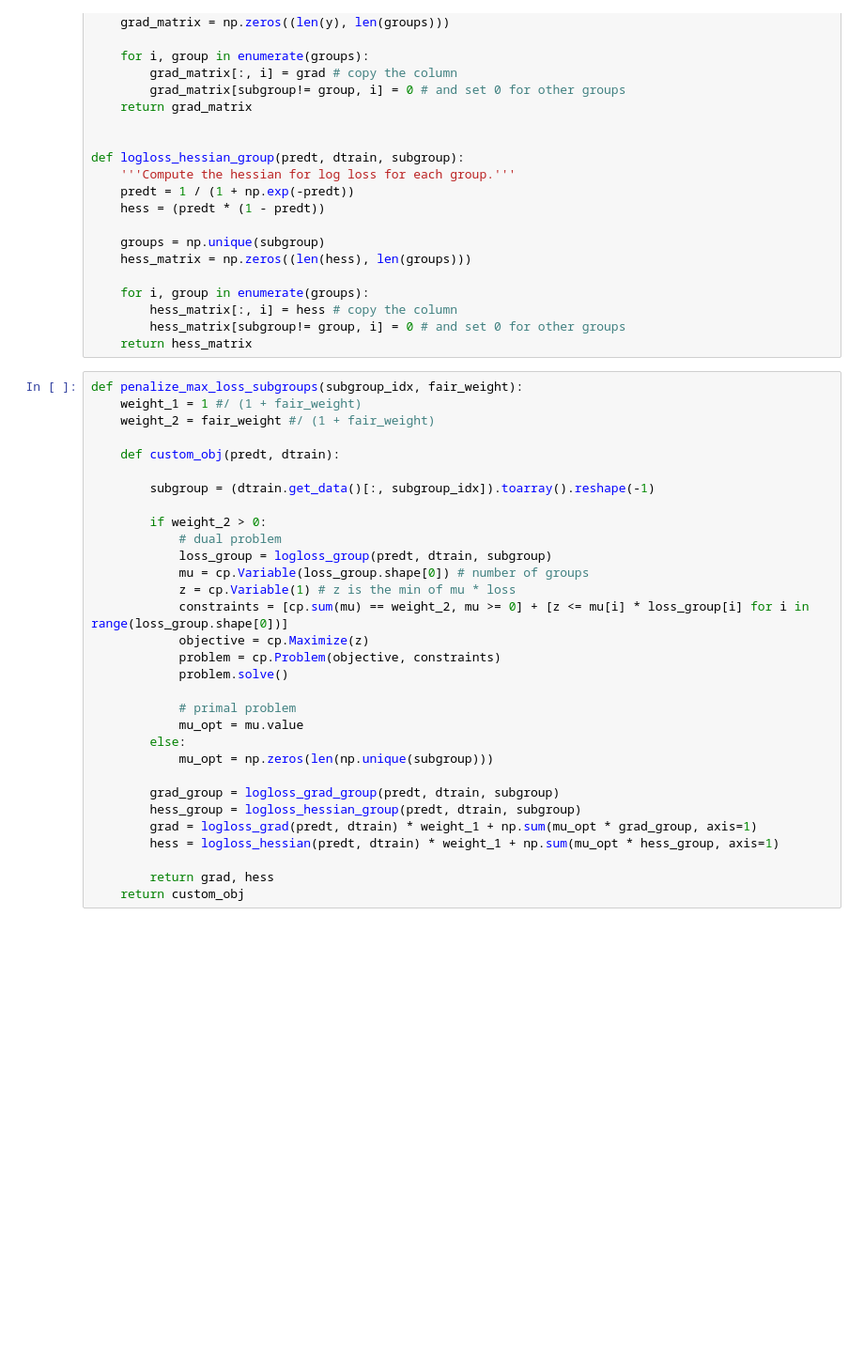
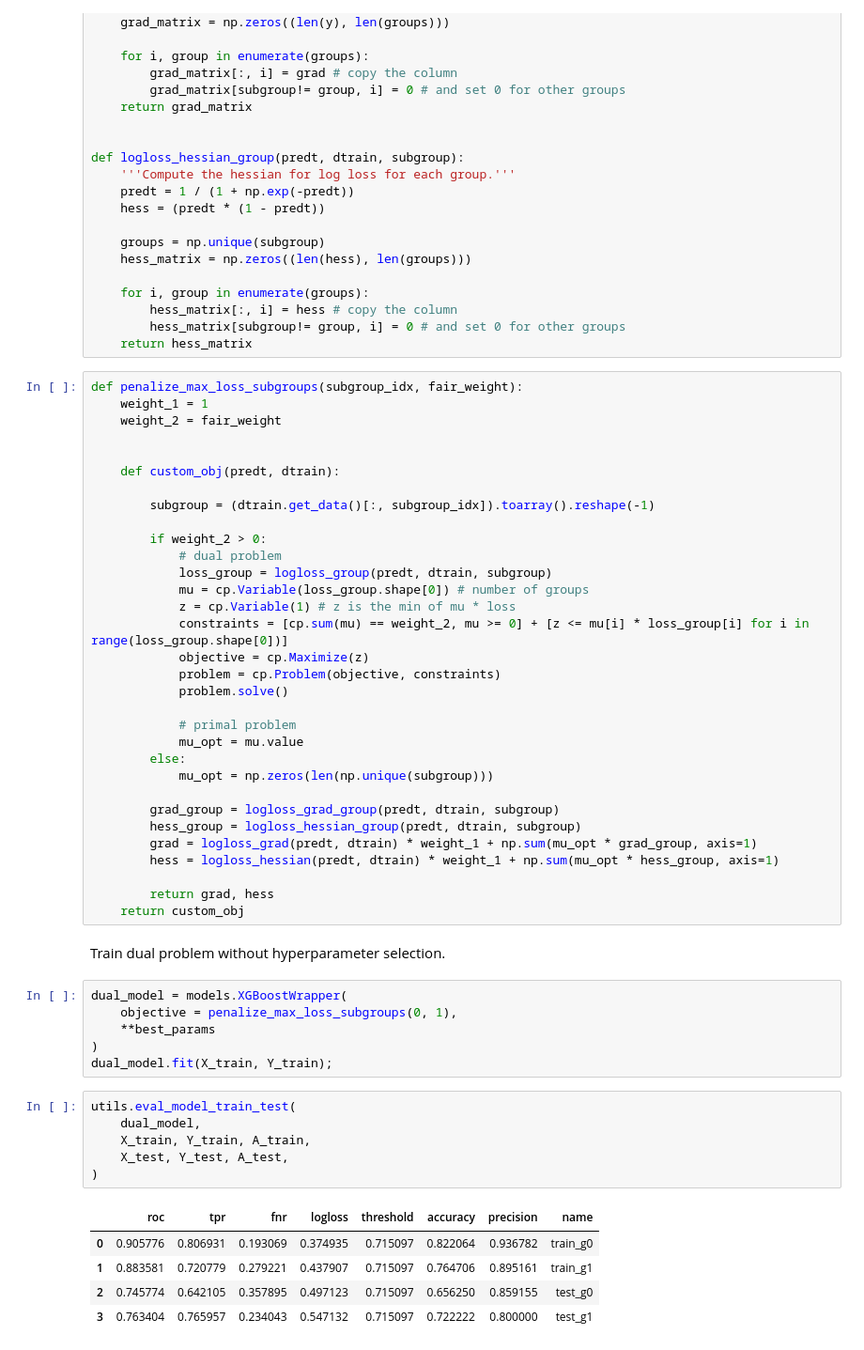
Before and after one commit to hiaac-finance/m2fgb, a Jupyter notebook: notebooks/german_tests.ipynb, the cells around one changed output. Shown at 94% size. Drawn from its saved outputs; the diff is of its cells as text; blank space fills up the shorter version.

```diff
--- a/notebooks/german_tests.ipynb
+++ b/notebooks/german_tests.ipynb
@@ -295,8 +164,9 @@ def logloss_hessian_group(predt, dtrain, subgroup):
     return hess_matrix
 # %%
 def penalize_max_loss_subgroups(subgroup_idx, fair_weight):
-    weight_1 = 1 #/ (1 + fair_weight)
-    weight_2 = fair_weight #/ (1 + fair_weight)
+    weight_1 = 1
+    weight_2 = fair_weight
+
 
     def custom_obj(predt, dtrain):
 
@@ -324,4 +194,24 @@ def penalize_max_loss_subgroups(subgroup_idx, fair_weight):
 
         return grad, hess
     return custom_obj
+# %% [markdown]
+Train dual problem without hyperparameter selection.
+# %%
+dual_model = models.XGBoostWrapper(
+    objective = penalize_max_loss_subgroups(0, 1),
+    **best_params
+)
+dual_model.fit(X_train, Y_train);
+# %%
+utils.eval_model_train_test(
+    dual_model,
+    X_train, Y_train, A_train,
+    X_test, Y_test, A_test,
+)
+# %% [output]
+|  | roc | tpr | fnr | logloss | threshold | accuracy | precision | name |
+| 0 | 0.905776 | 0.806931 | 0.193069 | 0.374935 | 0.715097 | 0.822064 | 0.936782 | train_g0 |
+| 1 | 0.883581 | 0.720779 | 0.279221 | 0.437907 | 0.715097 | 0.764706 | 0.895161 | train_g1 |
+| 2 | 0.745774 | 0.642105 | 0.357895 | 0.497123 | 0.715097 | 0.656250 | 0.859155 | test_g0 |
+| 3 | 0.763404 | 0.765957 | 0.234043 | 0.547132 | 0.715097 | 0.722222 | 0.800000 | test_g1 |
 # %%
```
Also changed, not shown: parts of 21 cells of this notebook, 1 other file.
